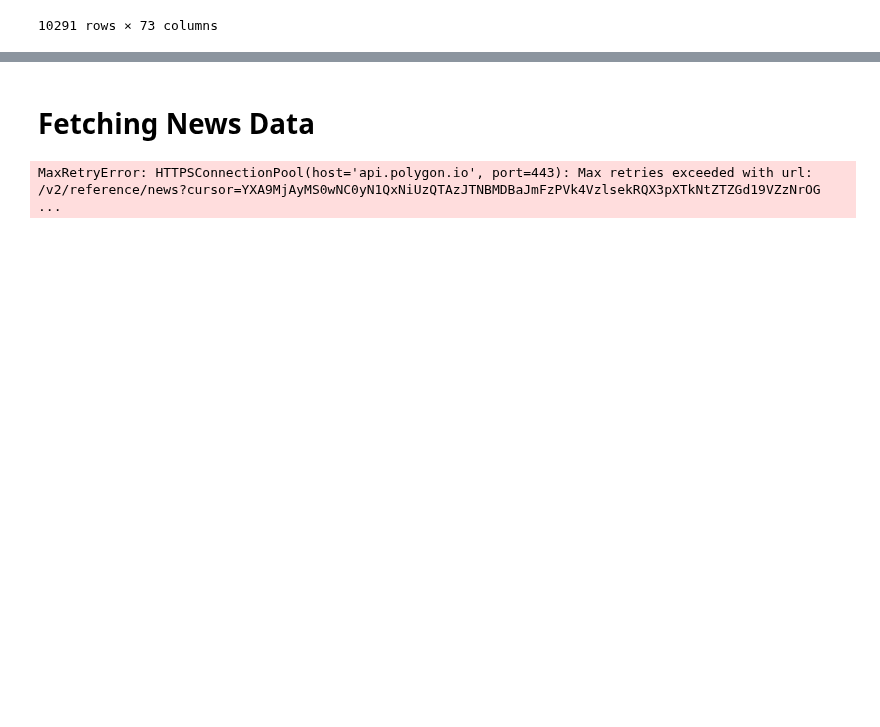
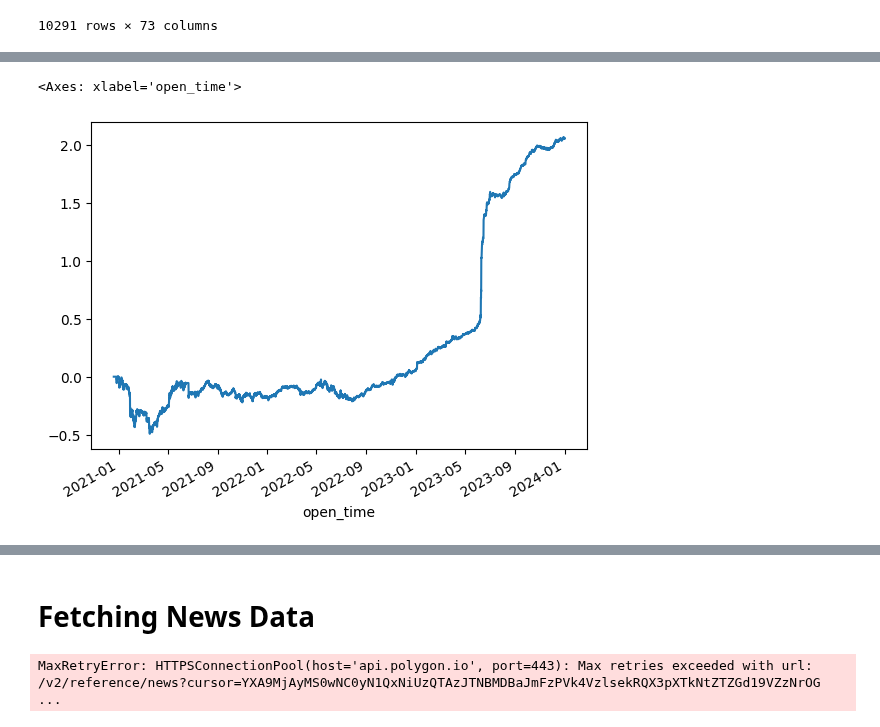
Before and after one commit to wbchristerson/crypto-strategies, a Jupyter notebook: anomaly_detection.ipynb, the cells around one changed output, grey strips where cells are left out. Saved outputs shown, nothing was run; the diff lists cells and outputs as text; code cells hidden in the pictures; blank space fills up the shorter version.

```diff
--- a/anomaly_detection.ipynb
+++ b/anomaly_detection.ipynb
@@ -79,5 +86,11 @@ px
 10291 rows × 73 columns
 # %%
 # Split into train and test data
+ret = px / px.shift() - 1
+
+t = datetime(2024, 1, 1, 0, 0)
+ret_train_data, ret_test_data = get_train_test_data(ret, t)
+px_train_data, px_test_data = get_train_test_data(px, t)
+
 # Look at returns over different periods in train data: 4h, 8h, 12h, 1d, 2d
 # Try following trend for unusual coins
@@ -83,0 +114,17 @@ px
+# %%
+four_week_means = ret_train_data.rolling(6 * 7 * 4, min_periods= 6 * 7).mean()
+four_week_std = ret_train_data.rolling(6 * 7 * 4, min_periods = 6 * 7).std()
+
+z_scores = (ret_train_data - four_week_means) / four_week_std
+
+filtered_z_scores = z_scores[z_scores.abs() >= 2.50]
+raw_signal = filtered_z_scores.ffill(limit = 6 * 7 * 2)
+# %%
+normalized_signal = get_rank_demeaned_normalized_signal(-1 * raw_signal)
+
+gross_returns, net_returns = get_gross_returns_and_net_returns(normalized_signal, px_train_data)
+# %%
+gross_returns.cumsum().plot()
+# %% [output]
+<Axes: xlabel='open_time'>
+[figure, added]
```
Also changed, not shown: parts of 11 cells of this notebook, 2 other files.
